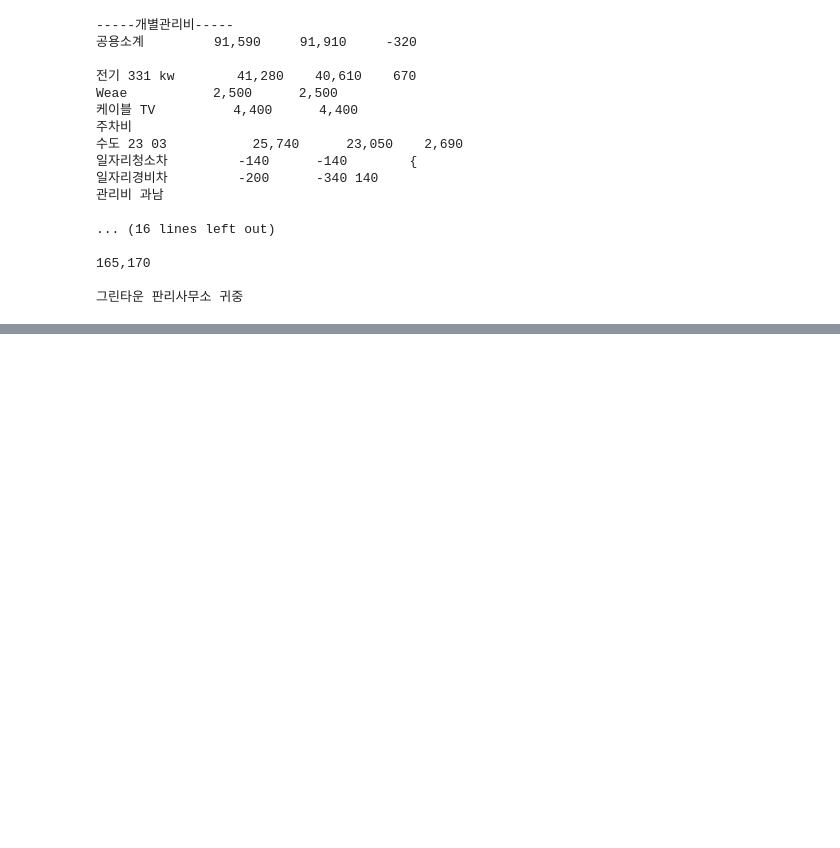
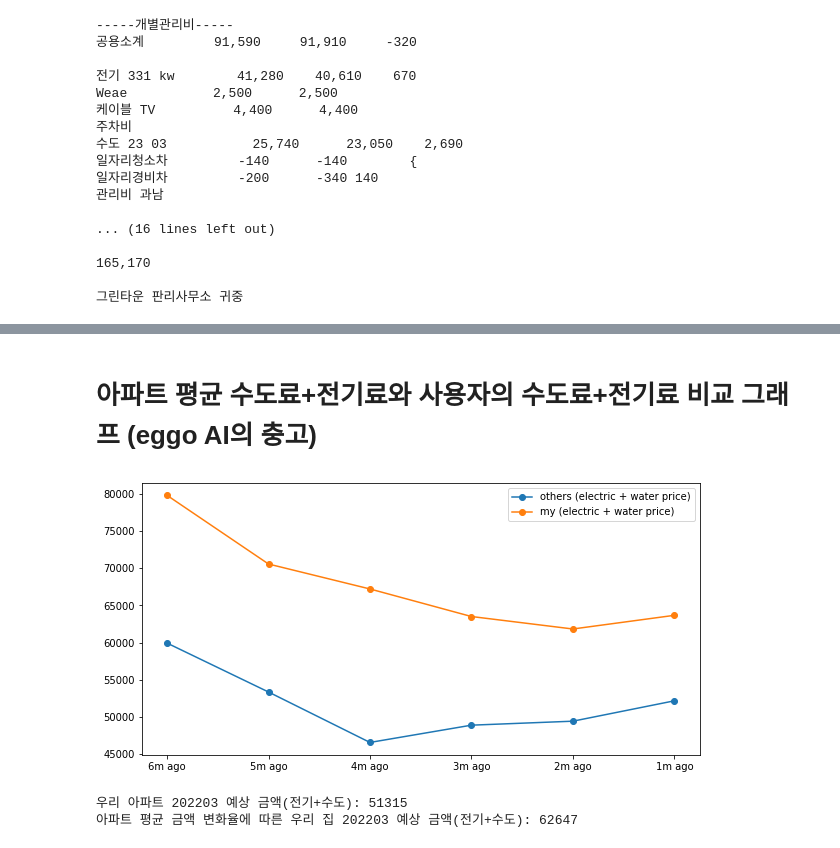
Before and after one commit to 1kong25/eggo_project, a Jupyter notebook: eggo_project.ipynb, the cells around one changed output, grey strips where cells are left out. Cells and saved outputs as stored; diff of their text form; code cells hidden in the pictures; blank space fills up the shorter version.

```diff
--- a/eggo_project.ipynb
+++ b/eggo_project.ipynb
@@ -275,0 +544,63 @@ rbf 결정계수 R:  0.687947201631383
+# %% [markdown]
+# 아파트 평균 수도료+전기료와 사용자의 수도료+전기료 비교 그래프 (eggo AI의 충고)
+# %%
+
+from sklearn.svm import SVR
+import pandas as pd
+from pandas_datareader import data as pdr
+import matplotlib.pyplot as plt
+
+#------------ 합칠 때 지우기
+x6=['6m ago','5m ago','4m ago','3m ago','2m ago','1m ago']
+test_elec_price=[35000,38010,28150,28800,27160,39330,37470,51389,42140,34740,36410,33390,40610] # 41280
+test_wat_price=[24990,28430,29780,24390,25740,25740,29780,28430,28430,32470,27090,28430,23050] # 25740
+#------------
+user_ew=[]
+danji_ew=[]
+
+for i in range(len(test_elec_price)):
+    user_ew.append(test_elec_price[i]+test_wat_price[i])
+for i in range(len(danji_elect_price_list)):
+    danji_ew.append(danji_elect_price_list[i]+danji_water_price_list[i])
+
+plt.figure(figsize=(10,5))
+plt.plot(x6,danji_ew[-6:] ,marker='o', label='others (electric + water price)')
+plt.plot(x6,user_ew[-6:] ,marker='o', label='my (electric + water price)')
+plt.legend()
+plt.show()
+
+#------------------
+
+### 13달 데이터로 예측
+# Radial Basis Function(RBF)커널을 사용한 SVM(서포트 백터 머신)으로 예측 알고리즘 구현
+
+months=[]
+j=1
+
+for j in range(len(danji_elect_price_list)):
+    months.append([int(j+1)])
+    j=j+1
+
+# C가 낮을수록 일반적인 결정, 높을수록 이상치의 존재 가능성 작게 봐서 세심한 결정(너무 낮거나 높으면 과소, 과대적합될 수 있음)
+# gamma는 하나의 데이터 샘플이 영향력을 행사하는 거리 결정, 값이 클수록 작은 표준편차 가짐
+rbf_svr_e = SVR(kernel='rbf', C=5000, gamma=0.5)
+rbf_svr_w = SVR(kernel='rbf', C=5000, gamma=0.5)
+rbf_svr_e1 = SVR(kernel='rbf', C=8000, gamma=0.5) ##
+rbf_svr_w1 = SVR(kernel='rbf', C=7000, gamma=0.5) ##
+
+rbf_svr_e.fit(months, danji_elect_price_list)
+rbf_svr_w.fit(months, danji_water_price_list)
+rbf_svr_e1.fit(months,test_elec_price) ##
+rbf_svr_w1.fit(months,test_wat_price) ##
+
+nextMonth = [[len(months)+1]]
+predict_danji_ew = rbf_svr_e.predict(nextMonth) + rbf_svr_w.predict(nextMonth)
+predict_user_ew = rbf_svr_e1.predict(nextMonth)+rbf_svr_w1.predict(nextMonth)
+n_month = (datetime(datetime.today().year,datetime.today().month,1)+relativedelta(months=-1)).strftime("%Y%m")
+print("우리 아파트",n_month,"예상 금액(전기+수도):",round(predict_danji_ew[0]))
+change_rate=predict_danji_ew/danji_ew[-1]
+print("아파트 평균 금액 변화율에 따른 우리 집",n_month,"예상 금액(전기+수도):",round(user_ew[-1]*change_rate[0]))
+# %% [output]
+[figure, added]
+우리 아파트 202203 예상 금액(전기+수도): 51315
+아파트 평균 금액 변화율에 따른 우리 집 202203 예상 금액(전기+수도): 62647
```
Also changed, not shown: parts of 14 cells of this notebook.
